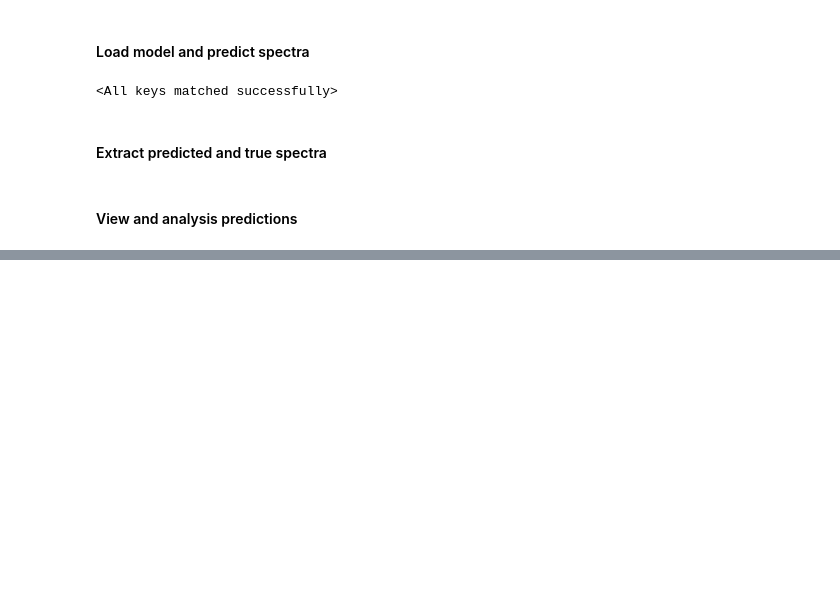
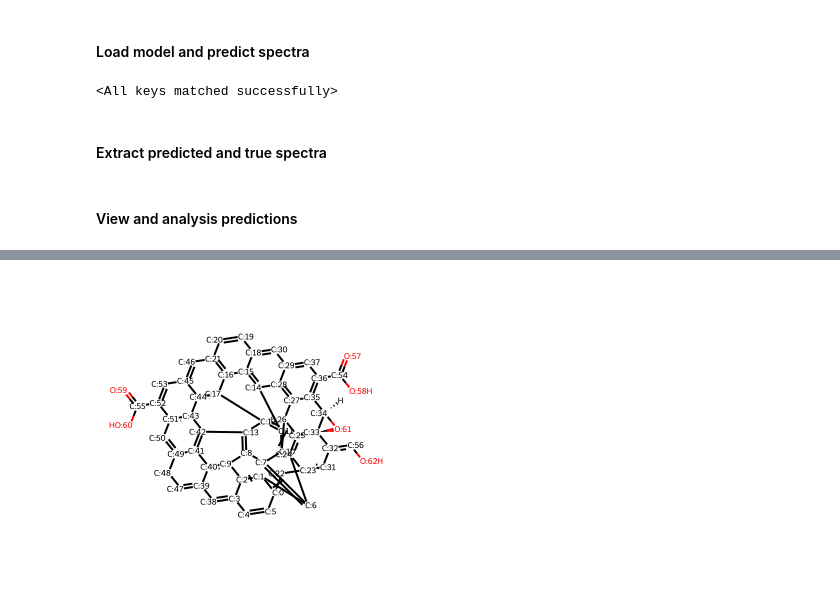
Before and after one commit to sam-j-hall/GO_molecule_GNN, a Jupyter notebook: ML_train_mol.ipynb, the cells around one changed output, grey strips where cells are left out. Drawn from its saved outputs; the diff is of its cells as text; code cells hidden in the pictures; blank space fills up the shorter version.

Commit message:
Test model on circumcoronen

```diff
--- a/ML_train_mol.ipynb
+++ b/ML_train_mol.ipynb
@@ -362,0 +369,25 @@ show(p)
+# %%
+# Path raw directory containing the data
+path = './'
+# Load and create the dataset
+circum_dataset = XASDataset_cir(path)
+# %%
+#Show details of the dataset
+print(circum_dataset)
+print('-------------')
+print(f'Number of graphs: {len(circum_dataset)}')
+print(f'Number of features: {circum_dataset.num_features}')
+print(f'Number of classes: {circum_dataset.num_classes}')
+print('')
+
+# Show details of the first molecule/graph in the dataset
+circum_data = circum_dataset[0]
+
+print(circum_data)
+print('---------------')
+print(f'Number of nodes: {circum_data.num_nodes}')
+print(f'Number of edges: {circum_data.num_edges}')
+print(f'Average node degree: {circum_data.num_edges / circum_data.num_nodes:.2f} ')
+print(f'Has isolated nodes: {circum_data.has_isolated_nodes()}')
+print(f'Has self loops: {circum_data.has_self_loops()}')
+print(f'Is undirected: {circum_data.is_undirected()}')
@@ -362,0 +409,5 @@ show(p)
+# %%
+mol = Chem.MolFromSmiles(circum_data.smiles)
+mol
+# %% [output]
+[figure, added]
```
Also changed, not shown: parts of 20 cells of this notebook, 9 other files.
